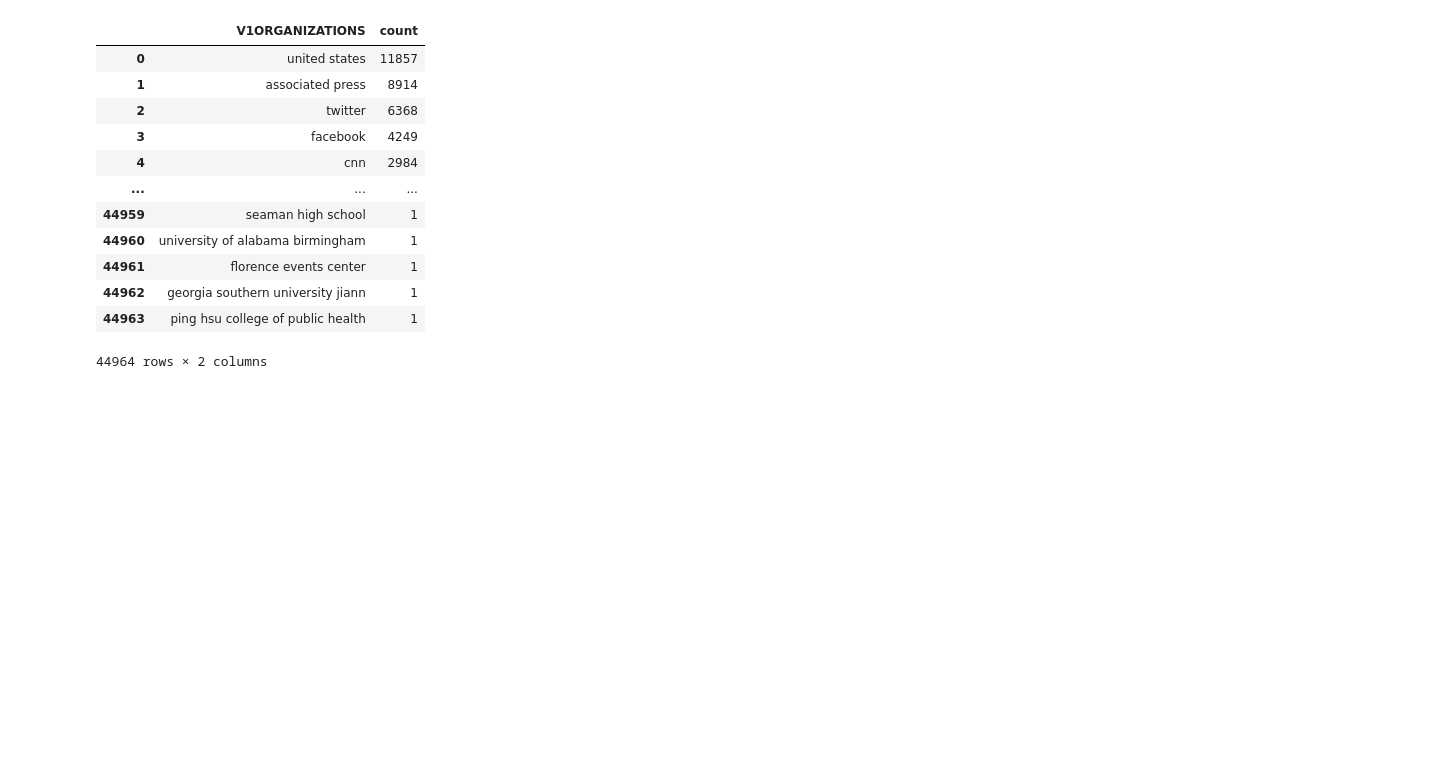
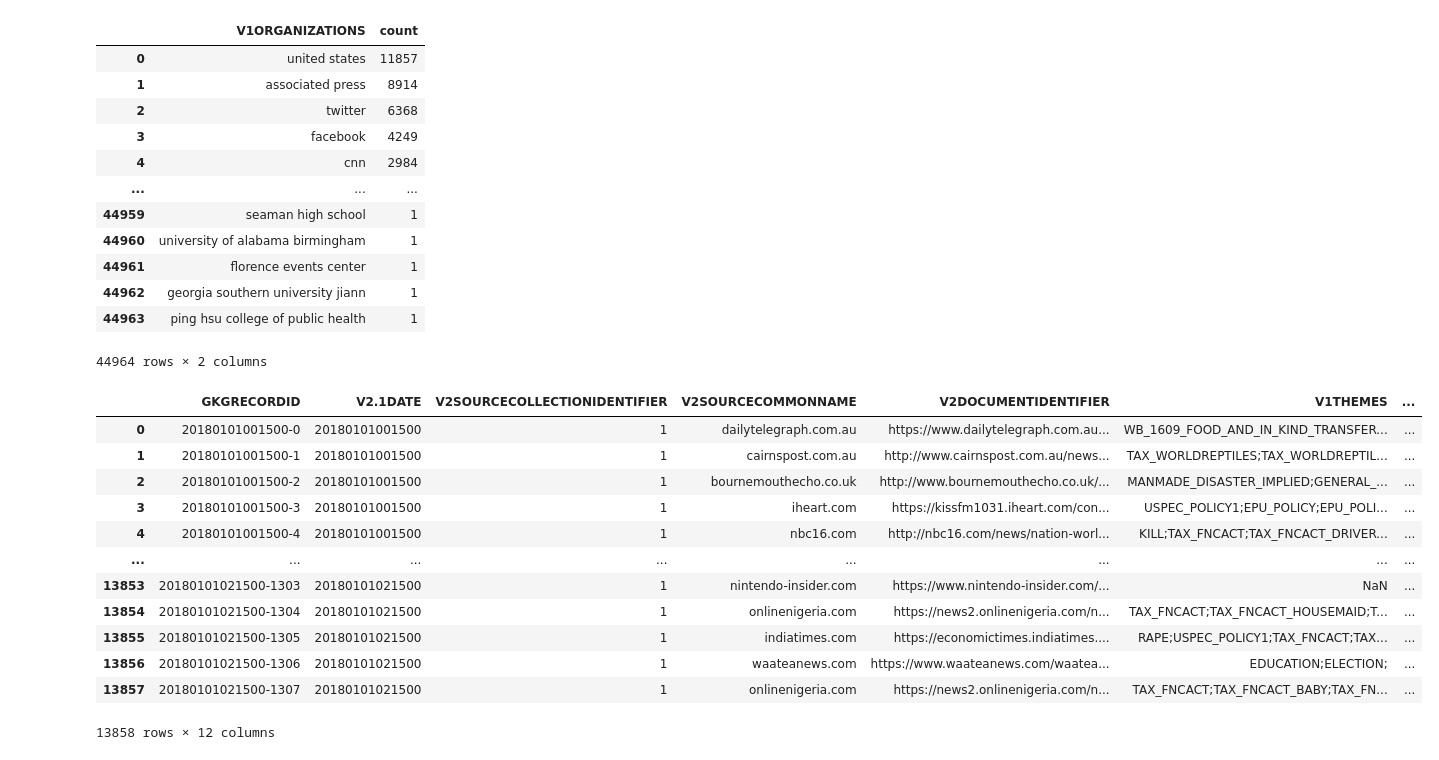
Before and after one commit to svanomm/sentiment-volume-forecasting, a Jupyter notebook: Scripts/03 Download and Process GDELT Data.ipynb, the cells around one changed output. Cells and saved outputs as stored; diff of their text form; code cells hidden in the pictures; blank space fills up the shorter version.

```diff
--- a/Scripts/03 Download and Process GDELT Data.ipynb
+++ b/Scripts/03 Download and Process GDELT Data.ipynb
@@ -269,3 +244,54 @@ df3
 | 44962 | georgia southern university jiann | 1 |
 | 44963 | ping hsu college of public health | 1 |
 44964 rows × 2 columns
+# %%
+def download_chunk_parallel(chunk, max_workers=10):
+    df_list = []
+    current_time = datetime.datetime.now().strftime("%Y%m%d_%H%M%S")
+    log_file = f"failed_downloads_{current_time}.txt"
+    lock = Lock()  # For thread-safe file writing
+
+    def download_single_url(url):
+        try:
+            return download_unzip(url)
+        except Exception as e:
+            with lock:
+                with open(log_file, "a") as f:
+                    f.write(f"{url}\n")
+            print(f"Failed to download or parse {url}.")
+            return None
+
+    with concurrent.futures.ThreadPoolExecutor(max_workers=max_workers) as executor:
+        # Submit all download tasks
+        future_to_url = {executor.submit(download_single_url, url): url for url in chunk}
+
+        # Collect results with progress bar
+        for future in tqdm.tqdm(concurrent.futures.as_completed(future_to_url),
+                               total=len(chunk), desc="Downloading", unit="file"):
+            result = future.result()
+            if result is not None:
+                df_list.append(result)
+
+    if df_list:
+        return pd.concat(df_list, ignore_index=True)
+    else:
+        print(f"None of the URLs worked.")
+        return None
+# %%
+test=urls[0:10]
+df=download_chunk_parallel(test, max_workers=2)
+df
+# %% [output]
+|  | GKGRECORDID | V2.1DATE | V2SOURCECOLLECTIONIDENTIFIER | V2SOURCECOMMONNAME | V2DOCUMENTIDENTIFIER | V1THEMES | ... |
+| 0 | 20180101001500-0 | 20180101001500 | 1 | dailytelegraph.com.au | https://www.dailytelegraph.com.au... | WB_1609_FOOD_AND_IN_KIND_TRANSFER... | ... |
+| 1 | 20180101001500-1 | 20180101001500 | 1 | cairnspost.com.au | http://www.cairnspost.com.au/news... | TAX_WORLDREPTILES;TAX_WORLDREPTIL... | ... |
+| 2 | 20180101001500-2 | 20180101001500 | 1 | bournemouthecho.co.uk | http://www.bournemouthecho.co.uk/... | MANMADE_DISASTER_IMPLIED;GENERAL_... | ... |
+| 3 | 20180101001500-3 | 20180101001500 | 1 | iheart.com | https://kissfm1031.iheart.com/con... | USPEC_POLICY1;EPU_POLICY;EPU_POLI... | ... |
+| 4 | 20180101001500-4 | 20180101001500 | 1 | nbc16.com | http://nbc16.com/news/nation-worl... | KILL;TAX_FNCACT;TAX_FNCACT_DRIVER... | ... |
+| ... | ... | ... | ... | ... | ... | ... | ... |
+| 13853 | 20180101021500-1303 | 20180101021500 | 1 | nintendo-insider.com | https://www.nintendo-insider.com/... | NaN | ... |
+| 13854 | 20180101021500-1304 | 20180101021500 | 1 | onlinenigeria.com | https://news2.onlinenigeria.com/n... | TAX_FNCACT;TAX_FNCACT_HOUSEMAID;T... | ... |
+| 13855 | 20180101021500-1305 | 20180101021500 | 1 | indiatimes.com | https://economictimes.indiatimes.... | RAPE;USPEC_POLICY1;TAX_FNCACT;TAX... | ... |
+| 13856 | 20180101021500-1306 | 20180101021500 | 1 | waateanews.com | https://www.waateanews.com/waatea... | EDUCATION;ELECTION; | ... |
+| 13857 | 20180101021500-1307 | 20180101021500 | 1 | onlinenigeria.com | https://news2.onlinenigeria.com/n... | TAX_FNCACT;TAX_FNCACT_BABY;TAX_FN... | ... |
+13858 rows × 12 columns
```
Also changed, not shown: parts of 9 cells of this notebook, 1 other file.
